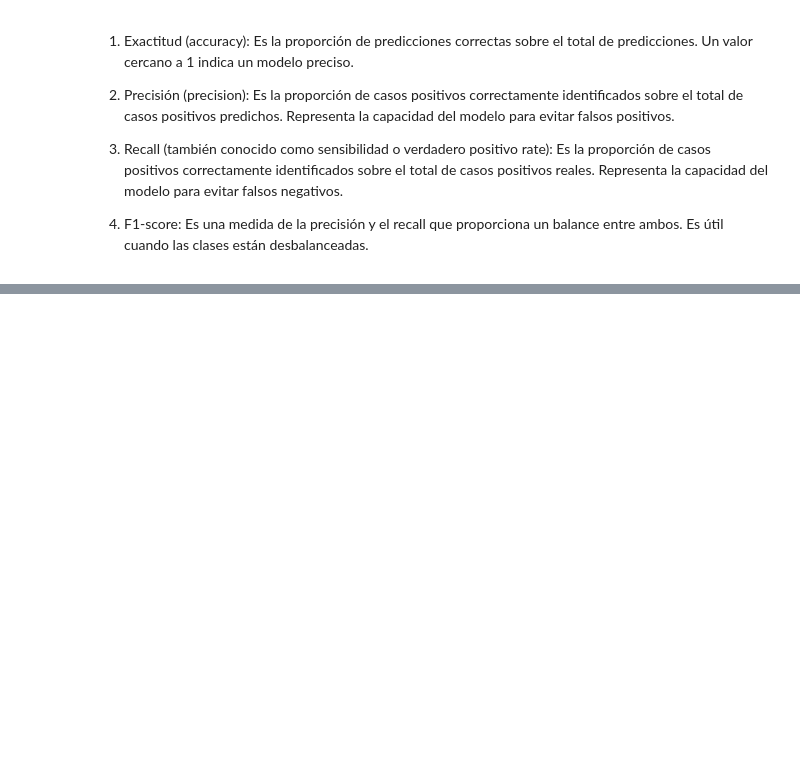
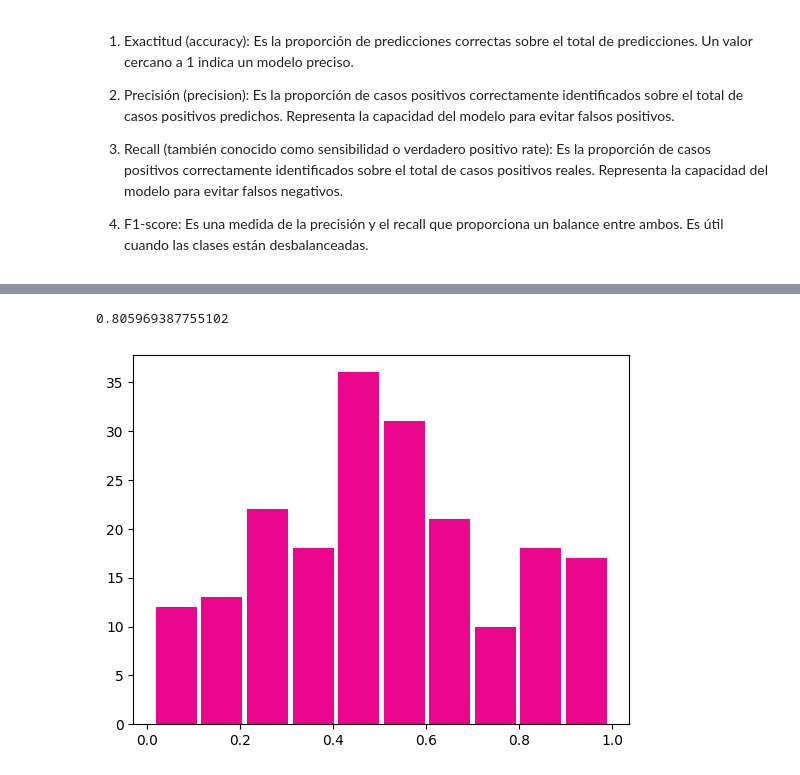
Before and after one commit to JohnSovero/Data-Science-Random-Forest, a Jupyter notebook: code/Carga.ipynb, the cells around one changed output, grey strips where cells are left out. Saved outputs shown, nothing was run; the diff lists cells and outputs as text; code cells hidden in the pictures; blank space fills up the shorter version.

```diff
--- a/code/Carga.ipynb
+++ b/code/Carga.ipynb
@@ -873,0 +950,14 @@ Text(0, 0.5, 'Y Predichos')
+# %%
+## AUC: Area bajo la curva
+from sklearn import metrics
+
+# Calculando probabilidades del modelo
+prob_test_rl = model.predict_proba(X_test)[:,1]
+plt.hist(prob_test_rl, color = '#ea068d', rwidth=0.9)
+plt.savefig('Probabilidades_logreg.png', bbox_inches='tight')
+
+auc_rl = metrics.roc_auc_score(y_test, prob_test_rl)
+auc_rl
+# %% [output]
+0.805969387755102
+[figure, added]
```
Also changed, not shown: parts of 11 cells of this notebook, 3 other files.
